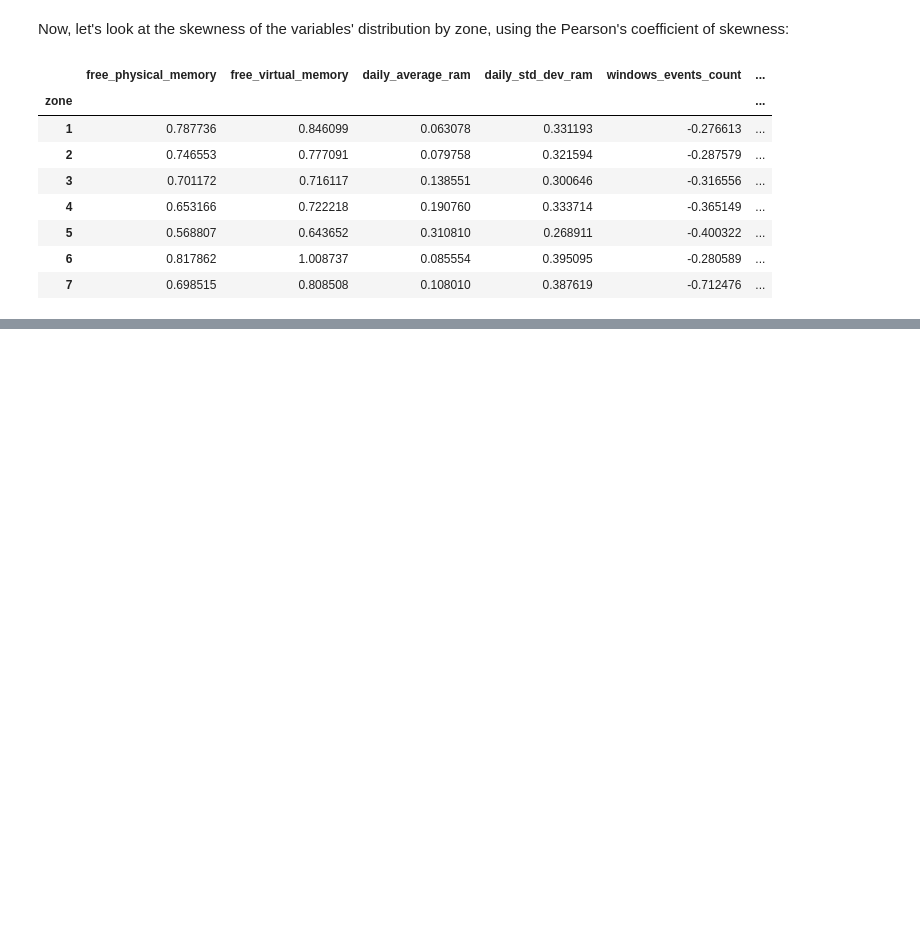
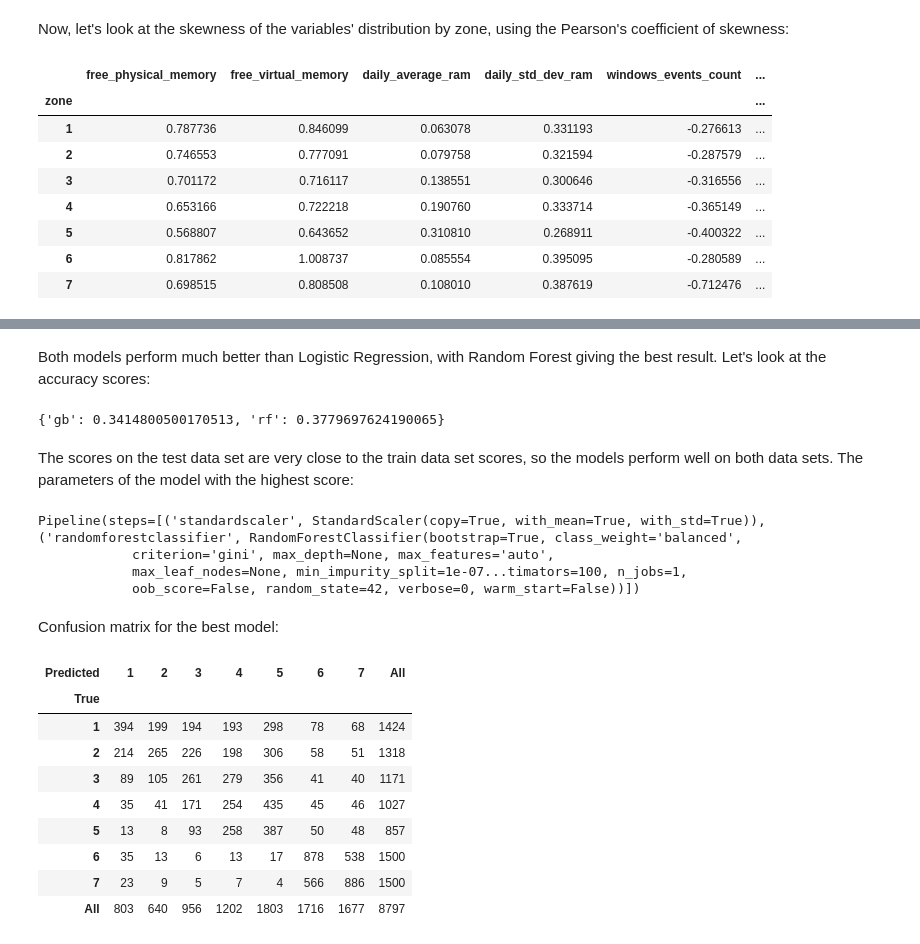
Before and after one commit to mamnunam/Springboard_Data_Science_track, a Jupyter notebook: Capstone_2/Capstone_project_2.ipynb, the cells around one changed output, grey strips where cells are left out. Saved outputs shown, nothing was run; the diff lists cells and outputs as text; code cells hidden in the pictures; blank space fills up the shorter version.

Commit message:
fitted models

```diff
--- a/Capstone_2/Capstone_project_2.ipynb
+++ b/Capstone_2/Capstone_project_2.ipynb
@@ -673,0 +478,17 @@ stats - chi-square test on determining if at least one of the zones is statistic
+# %%
+#Separating zones 1 and 5
+df_1_5 = df_cleaned[((df_cleaned.zone!=6) & (df_cleaned.zone!=7))]
+
+#Separating zones 6 and 7
+df_6 = df_cleaned[df_cleaned.zone==6]
+df_7 = df_cleaned[df_cleaned.zone==7]
+
+#Downsampling zones 6-7
+df_6_downsampled = resample(df_6, replace=True, n_samples=5000, random_state=42)
+df_7_downsampled = resample(df_7, replace=True, n_samples=5000, random_state=42)
+
+#Concatenating into one downsampled data frame
+df_downsampled = pd.concat([df_1_5, df_6_downsampled, df_7_downsampled])
+
+#Checking the resulting counts of observations
+df_downsampled.groupby('zone').count()
@@ -673,0 +514,14 @@ stats - chi-square test on determining if at least one of the zones is statistic
+# %%
+#Splitting the variables into predictor and target variables. We need to drop 'pcid' and 'date' variables,
+#as those variables are not relevant for the purpose of prediction.
+X = df_downsampled.drop(['zone', 'pcid', 'date'], axis=1)
+y = df_downsampled.zone
+
+#Creating a pipeline with the StandardScaler and one-vs-rest logistic regression object
+pipeline = make_pipeline(StandardScaler(), LogisticRegression(random_state=42, multi_class='ovr'))
+
+#Calculating an array of cross-validated scores
+scores = cross_val_score(pipeline, X, y, cv=10)
+
+#Displaying the mean prediction accuracy for 95% confidence interval
+print("Accuracy: %0.2f (+/- %0.2f)" % (scores.mean(), scores.std() * 2))
@@ -673,0 +532,9 @@ stats - chi-square test on determining if at least one of the zones is statistic
+# %%
+#Splitting the data into train and test sets
+X_train, X_test, y_train, y_test = train_test_split(X, y, test_size=0.3, random_state=42, stratify=y)
+
+#Fitting the model
+pipeline.fit(X_train, y_train)
+
+#Creating the classification report
+print(classification_report(y_test, pipeline.predict(X_test)))
@@ -673,0 +634,39 @@ stats - chi-square test on determining if at least one of the zones is statistic
+# %% [markdown]
+Both models perform much better than Logistic Regression, with Random Forest giving the best result. Let's look at the accuracy scores:
+# %%
+#Creating an empty dictionary for predicted models
+predicted_alternative_models = {}
+
+#Predicting the response variables and displaying the prediction score
+for name, model in fitted_alternative_models.items():
+    y_pred = model.predict(X_test)
+    predicted_alternative_models[name] = accuracy_score(y_test, y_pred)
+
+predicted_alternative_models
+# %% [output]
+{'gb': 0.3414800500170513, 'rf': 0.3779697624190065}
+# %% [markdown]
+The scores on the test data set are very close to the train data set scores, so the models perform well on both data sets. The parameters of the model with the highest score:
+# %%
+fitted_alternative_models['rf'].best_estimator_
+# %% [output]
+Pipeline(steps=[('standardscaler', StandardScaler(copy=True, with_mean=True, with_std=True)), ('randomforestclassifier', RandomForestClassifier(bootstrap=True, class_weight='balanced',
+            criterion='gini', max_depth=None, max_features='auto',
+            max_leaf_nodes=None, min_impurity_split=1e-07...timators=100, n_jobs=1,
+            oob_score=False, random_state=42, verbose=0, warm_start=False))])
+# %% [markdown]
+Confusion matrix for the best model:
+# %%
+#Creating the confusion matrix
+pd.crosstab(y_test, fitted_alternative_models['rf'].predict(X_test), rownames=['True'], colnames=['Predicted'], margins=True)
+# %% [output]
+| Predicted | 1 | 2 | 3 | 4 | 5 | 6 | 7 | All |
+| True |  |  |  |  |  |  |  |  |
+| 1 | 394 | 199 | 194 | 193 | 298 | 78 | 68 | 1424 |
+| 2 | 214 | 265 | 226 | 198 | 306 | 58 | 51 | 1318 |
+| 3 | 89 | 105 | 261 | 279 | 356 | 41 | 40 | 1171 |
+| 4 | 35 | 41 | 171 | 254 | 435 | 45 | 46 | 1027 |
+| 5 | 13 | 8 | 93 | 258 | 387 | 50 | 48 | 857 |
+| 6 | 35 | 13 | 6 | 13 | 17 | 878 | 538 | 1500 |
+| 7 | 23 | 9 | 5 | 7 | 4 | 566 | 886 | 1500 |
+| All | 803 | 640 | 956 | 1202 | 1803 | 1716 | 1677 | 8797 |
```
Also changed, not shown: parts of 38 cells of this notebook, 2 other files.
